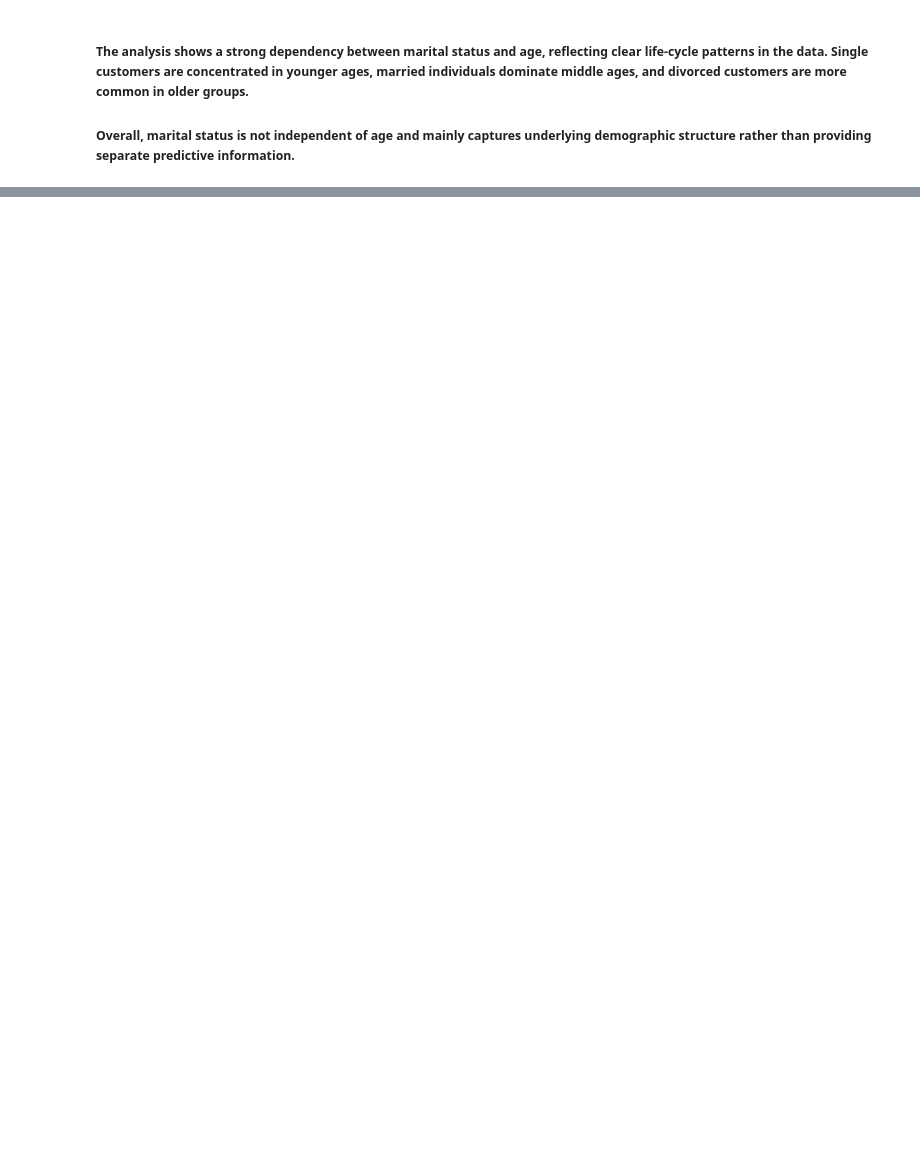
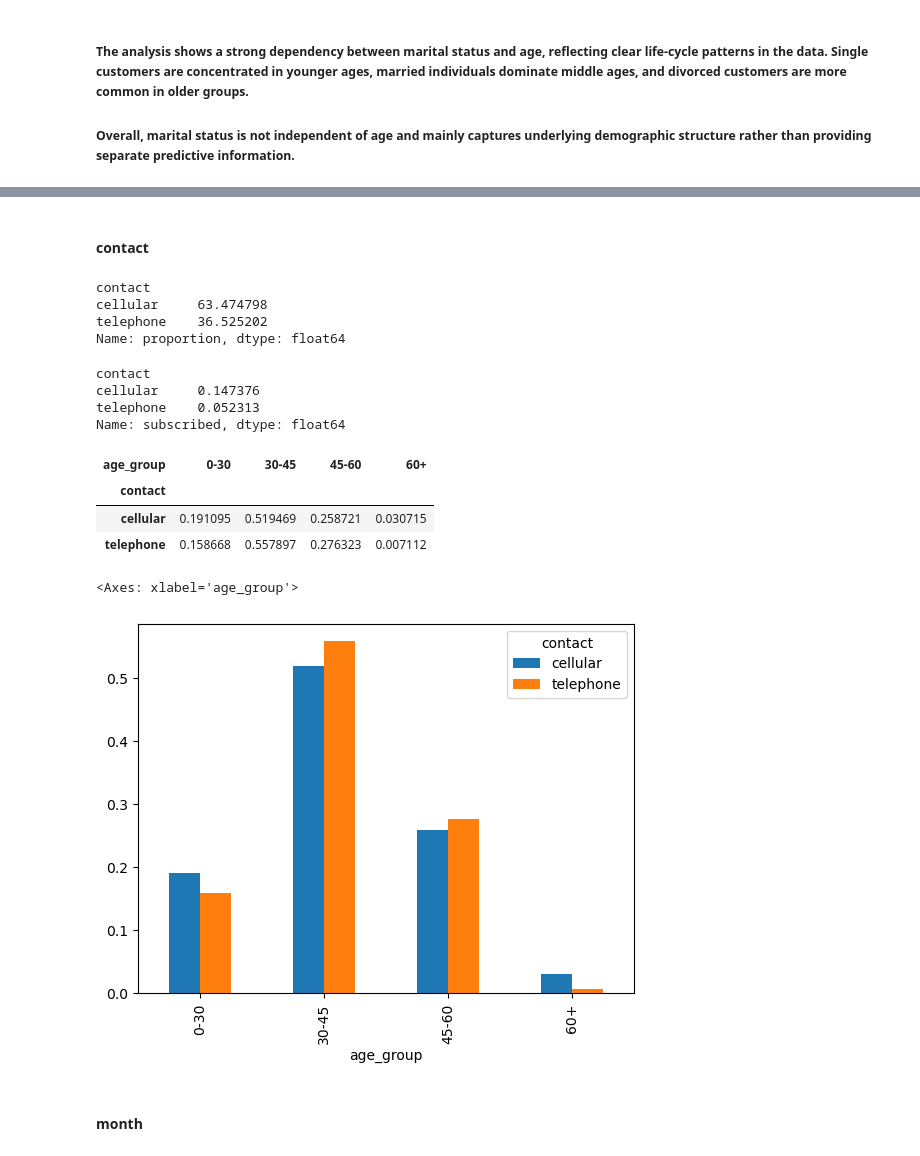
Before and after one commit to artooza/git-practice, a Jupyter notebook: Analytics.ipynb, the cells around one changed output, grey strips where cells are left out. Cells and saved outputs as stored; diff of their text form; code cells hidden in the pictures; blank space fills up the shorter version.

```diff
--- a/Analytics.ipynb
+++ b/Analytics.ipynb
@@ -308,0 +299,16 @@ pd.crosstab(df['marital'], df['age_group'], normalize='index')
+# %% [markdown]
+#### contact
+# %%
+df["contact"].value_counts(normalize=True) * 100
+# %% [output]
+contact
+cellular     63.474798
+telephone    36.525202
+Name: proportion, dtype: float64
+# %%
+df.groupby("contact")["subscribed"].mean()
+# %% [output]
+contact
+cellular     0.147376
+telephone    0.052313
+Name: subscribed, dtype: float64
@@ -308,0 +317,18 @@ pd.crosstab(df['marital'], df['age_group'], normalize='index')
+# %%
+pd.crosstab(df['contact'], df['age_group'], normalize='index')
+# %% [output]
+| age_group | 0-30 | 30-45 | 45-60 | 60+ |
+| contact |  |  |  |  |
+| cellular | 0.191095 | 0.519469 | 0.258721 | 0.030715 |
+| telephone | 0.158668 | 0.557897 | 0.276323 | 0.007112 |
+# %%
+age_contact = pd.crosstab(
+   df['contact'],
+   df['age_group'],
+   normalize='index'
+)
+
+age_contact.T.plot(kind='bar')
+# %% [output]
+<Axes: xlabel='age_group'>
+[figure, added]
@@ -308,0 +338,2 @@ pd.crosstab(df['marital'], df['age_group'], normalize='index')
+# %% [markdown]
+#### month
```
Also changed, not shown: parts of 59 cells of this notebook.
